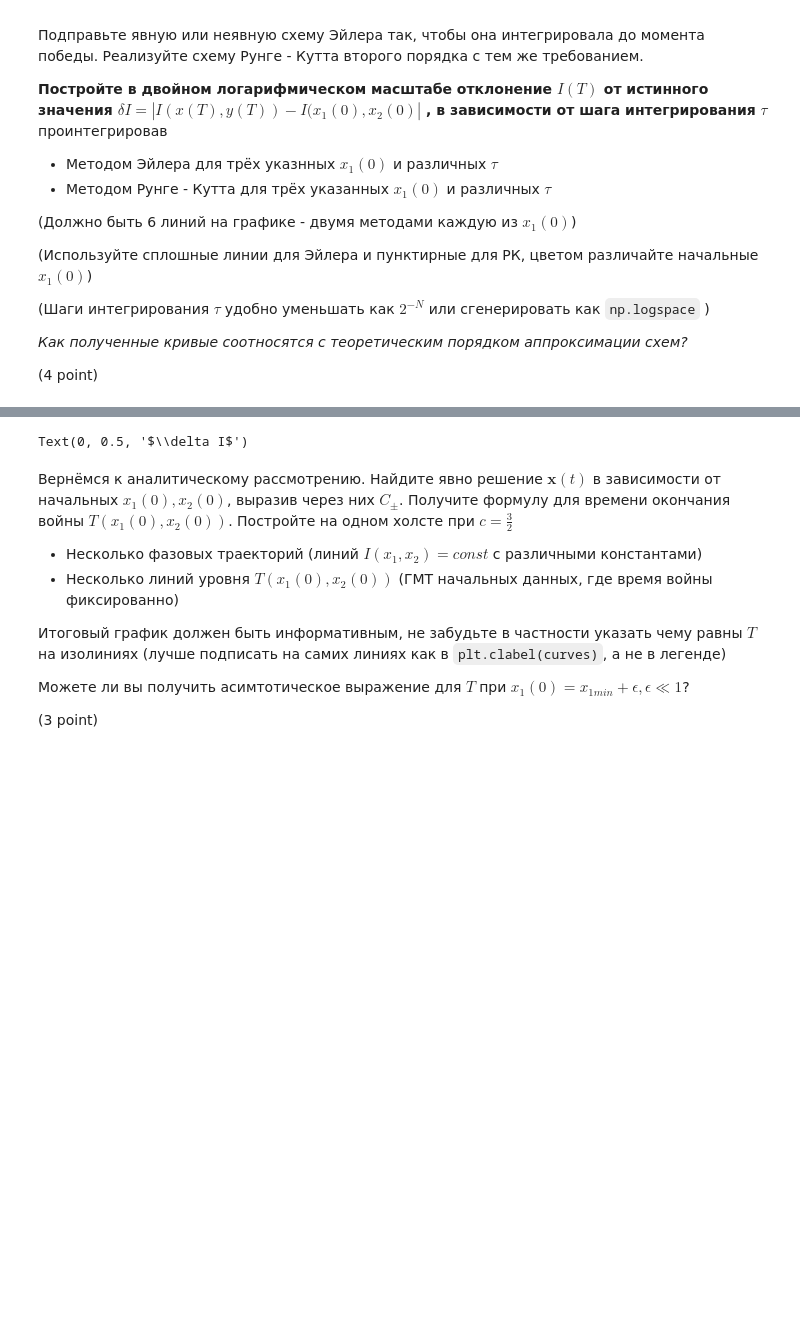
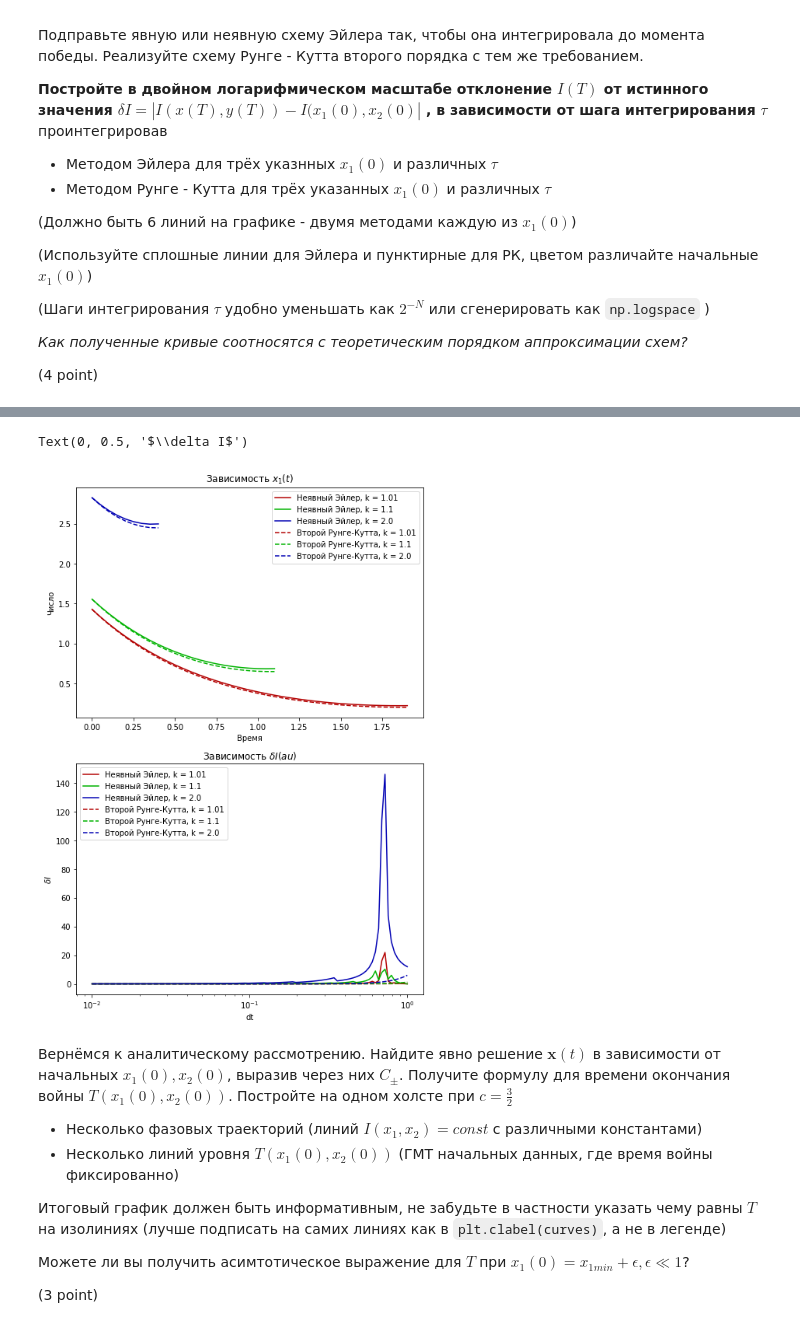
Before and after one commit to nazar-si/calc-phys, a Jupyter notebook: IVP_ODE.ipynb, the cells around one changed output, grey strips where cells are left out. Cells and saved outputs as stored; diff of their text form; code cells hidden in the pictures; blank space fills up the shorter version.

```diff
--- a/IVP_ODE.ipynb
+++ b/IVP_ODE.ipynb
@@ -319,7 +314,7 @@ ax[0].legend()
 
 ax[1].set_xscale("log")
 I = x_1 ** 2 - c * x_2 ** 2
-tau = np.logspace(0, 1.8, 100) / 100
+tau = np.logspace(0, 2, 100) / 100
 for i,x in enumerate(x_1):
     I0 = []
     In = I[i]
@@ -354,4 +347,5 @@ ax[1].set_ylabel("$\delta I$")
 Text(0, 0.5, '$\\delta I$')
+[figure, added]
 # %% [markdown]
 Вернёмся к аналитическому рассмотрению.
 Найдите явно решение $\mathbf{x}(t)$ в зависимости от начальных $x_1(0), x_2(0)$, выразив через них $C_{\pm}$.
```
Also changed, not shown: parts of 9 cells of this notebook.
